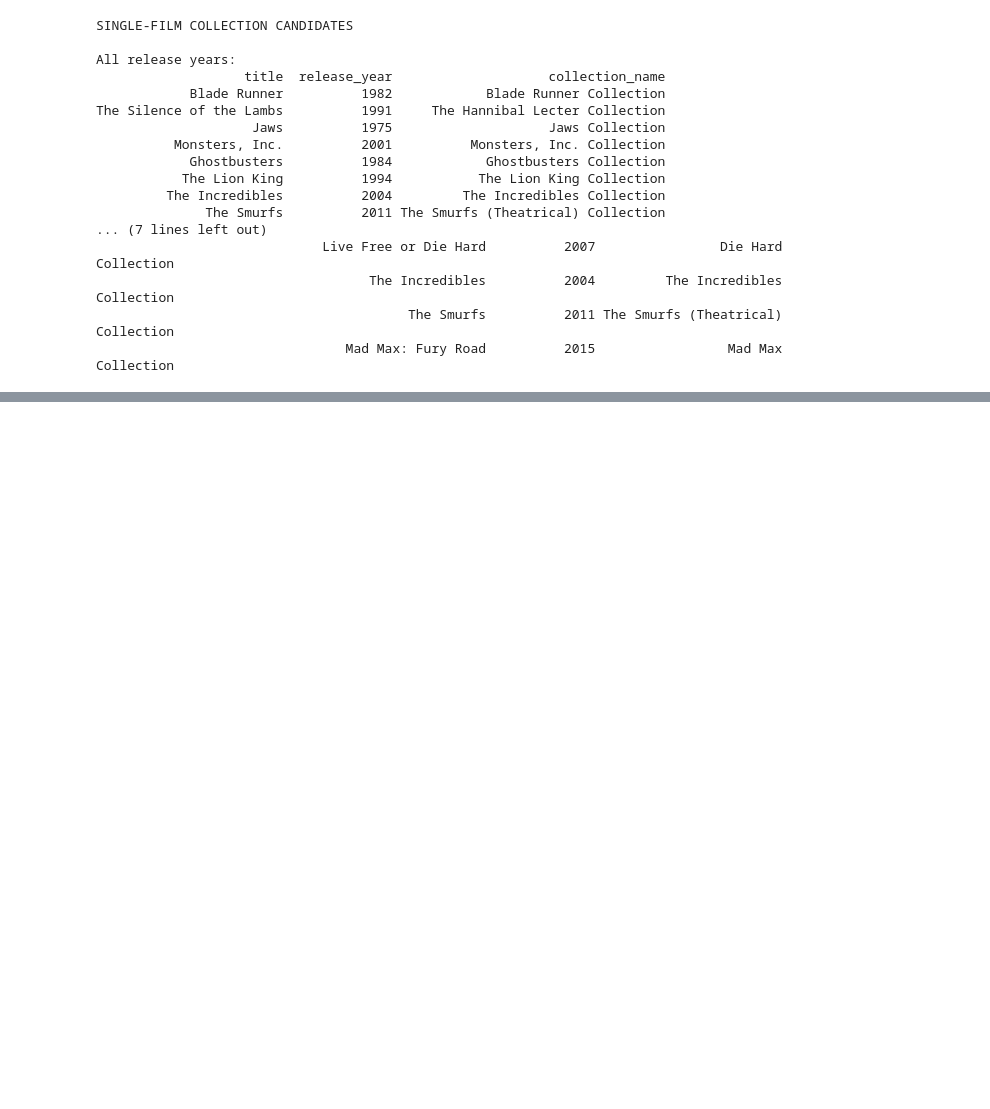
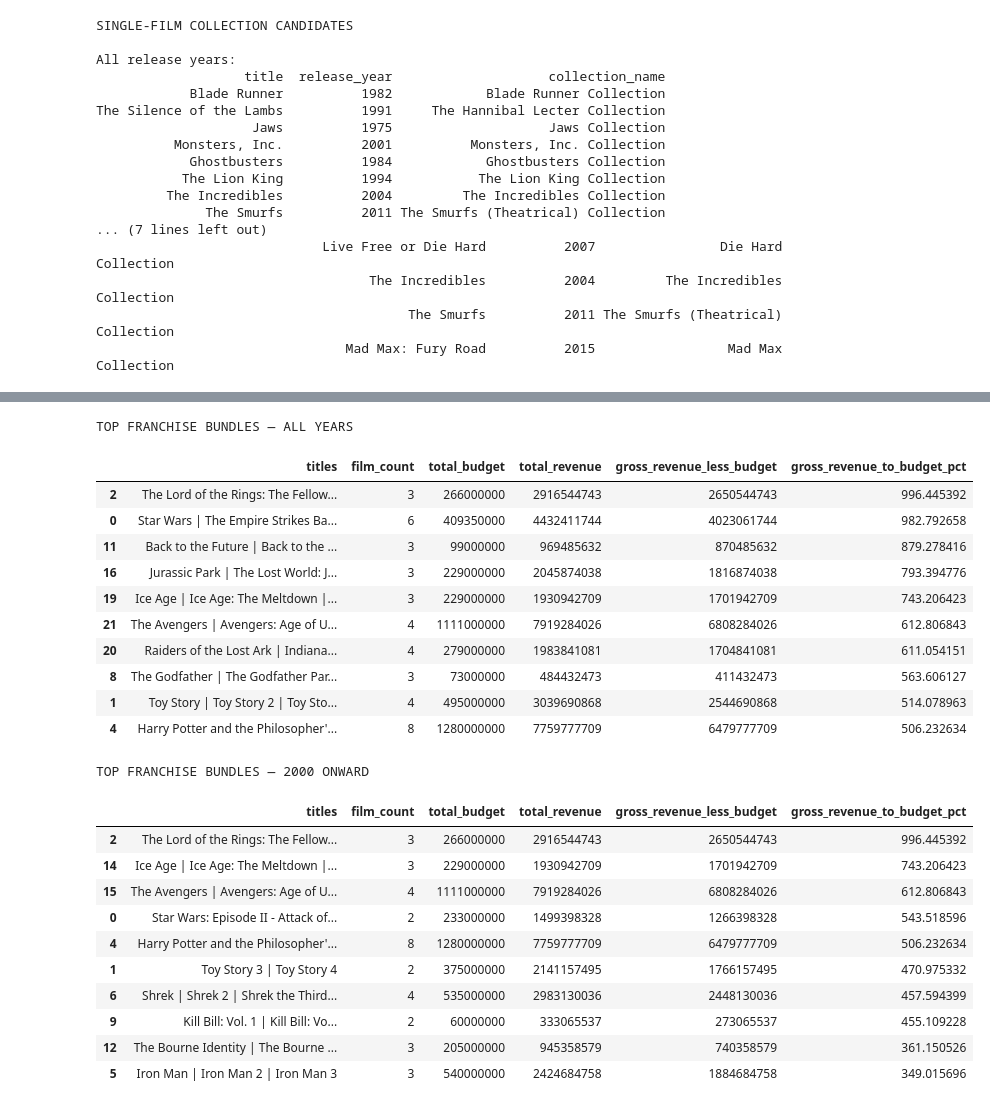
Before and after one commit to Suraiya-de/Streamvault-Licensing-Analysis, a Jupyter notebook: notebooks/03_streamvault_analysis.ipynb, the cells around one changed output, grey strips where cells are left out. Saved outputs shown, nothing was run; the diff lists cells and outputs as text; code cells hidden in the pictures; blank space fills up the shorter version.

```diff
--- a/notebooks/03_streamvault_analysis.ipynb
+++ b/notebooks/03_streamvault_analysis.ipynb
@@ -383,0 +749,80 @@ The Silence of the Lambs          1991     The Hannibal Lecter Collection
+# %%
+
+# Shortlist candidates from the primary and sensitivity analyses
+
+print("TOP FRANCHISE BUNDLES — ALL YEARS")
+display(
+    unit_datasets["All release years"]
+    .query("licensing_type == 'Franchise bundle'")
+    .sort_values(
+        ["gross_revenue_to_budget_pct", "total_revenue"],
+        ascending=[False, False]
+    )
+    [["titles", "film_count", "total_budget", "total_revenue",
+      "gross_revenue_less_budget", "gross_revenue_to_budget_pct"]]
+    .head(10)
+)
+
+print("TOP FRANCHISE BUNDLES — 2000 ONWARD")
+display(
+    unit_datasets["2000 onward"]
+    .query("licensing_type == 'Franchise bundle'")
+    .sort_values(
+        ["gross_revenue_to_budget_pct", "total_revenue"],
+        ascending=[False, False]
+    )
+    [["titles", "film_count", "total_budget", "total_revenue",
+      "gross_revenue_less_budget", "gross_revenue_to_budget_pct"]]
+    .head(10)
+)
+
+print("STANDALONE LICENSING CANDIDATES — ALL YEARS")
+display(
+    sensitivity_datasets["All release years"]
+    .query("licensing_type == 'Standalone film'")
+    .sort_values(
+        ["gross_revenue_to_budget_pct", "total_revenue"],
+        ascending=[False, False]
+    )
+    [["titles", "film_count", "total_budget", "total_revenue",
+      "gross_revenue_less_budget", "gross_revenue_to_budget_pct"]]
+    .head(10)
+)
+
+print("STANDALONE LICENSING CANDIDATES — 2000 ONWARD")
+display(
+    sensitivity_datasets["2000 onward"]
+    .query("licensing_type == 'Standalone film'")
+    .sort_values(
+        ["gross_revenue_to_budget_pct", "total_revenue"],
+        ascending=[False, False]
+    )
+    [["titles", "film_count", "total_budget", "total_revenue",
+      "gross_revenue_less_budget", "gross_revenue_to_budget_pct"]]
+    .head(10)
+)
+# %% [output]
+TOP FRANCHISE BUNDLES — ALL YEARS
+|  | titles | film_count | total_budget | total_revenue | gross_revenue_less_budget | gross_revenue_to_budget_pct |
+| 2 | The Lord of the Rings: The Fellow... | 3 | 266000000 | 2916544743 | 2650544743 | 996.445392 |
+| 0 | Star Wars | The Empire Strikes Ba... | 6 | 409350000 | 4432411744 | 4023061744 | 982.792658 |
+| 11 | Back to the Future | Back to the ... | 3 | 99000000 | 969485632 | 870485632 | 879.278416 |
+| 16 | Jurassic Park | The Lost World: J... | 3 | 229000000 | 2045874038 | 1816874038 | 793.394776 |
+| 19 | Ice Age | Ice Age: The Meltdown |... | 3 | 229000000 | 1930942709 | 1701942709 | 743.206423 |
+| 21 | The Avengers | Avengers: Age of U... | 4 | 1111000000 | 7919284026 | 6808284026 | 612.806843 |
+| 20 | Raiders of the Lost Ark | Indiana... | 4 | 279000000 | 1983841081 | 1704841081 | 611.054151 |
+| 8 | The Godfather | The Godfather Par... | 3 | 73000000 | 484432473 | 411432473 | 563.606127 |
+| 1 | Toy Story | Toy Story 2 | Toy Sto... | 4 | 495000000 | 3039690868 | 2544690868 | 514.078963 |
+| 4 | Harry Potter and the Philosopher'... | 8 | 1280000000 | 7759777709 | 6479777709 | 506.232634 |
+TOP FRANCHISE BUNDLES — 2000 ONWARD
+|  | titles | film_count | total_budget | total_revenue | gross_revenue_less_budget | gross_revenue_to_budget_pct |
+| 2 | The Lord of the Rings: The Fellow... | 3 | 266000000 | 2916544743 | 2650544743 | 996.445392 |
+| 14 | Ice Age | Ice Age: The Meltdown |... | 3 | 229000000 | 1930942709 | 1701942709 | 743.206423 |
+| 15 | The Avengers | Avengers: Age of U... | 4 | 1111000000 | 7919284026 | 6808284026 | 612.806843 |
+| 0 | Star Wars: Episode II - Attack of... | 2 | 233000000 | 1499398328 | 1266398328 | 543.518596 |
+| 4 | Harry Potter and the Philosopher'... | 8 | 1280000000 | 7759777709 | 6479777709 | 506.232634 |
+| 1 | Toy Story 3 | Toy Story 4 | 2 | 375000000 | 2141157495 | 1766157495 | 470.975332 |
+| 6 | Shrek | Shrek 2 | Shrek the Third... | 4 | 535000000 | 2983130036 | 2448130036 | 457.594399 |
+| 9 | Kill Bill: Vol. 1 | Kill Bill: Vo... | 2 | 60000000 | 333065537 | 273065537 | 455.109228 |
+| 12 | The Bourne Identity | The Bourne ... | 3 | 205000000 | 945358579 | 740358579 | 361.150526 |
+| 5 | Iron Man | Iron Man 2 | Iron Man 3 | 3 | 540000000 | 2424684758 | 1884684758 | 349.015696 |
```
Also changed, not shown: parts of 9 cells of this notebook, 6 other files.
